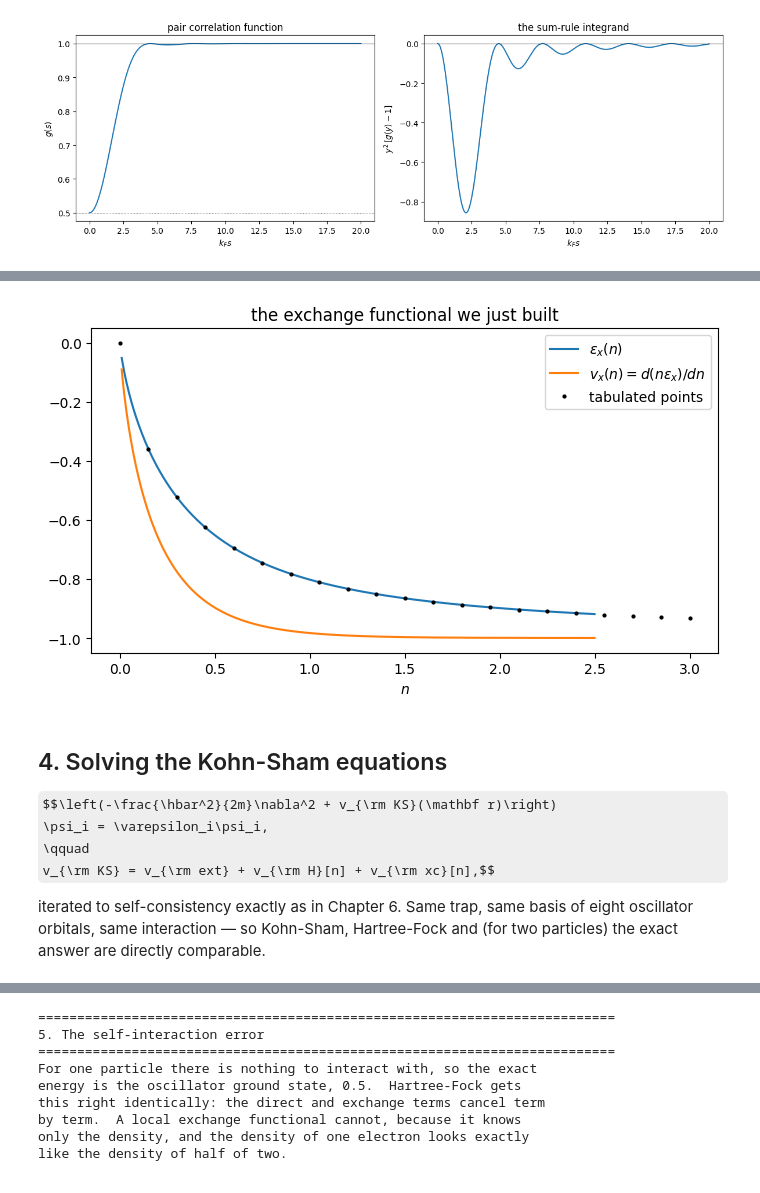
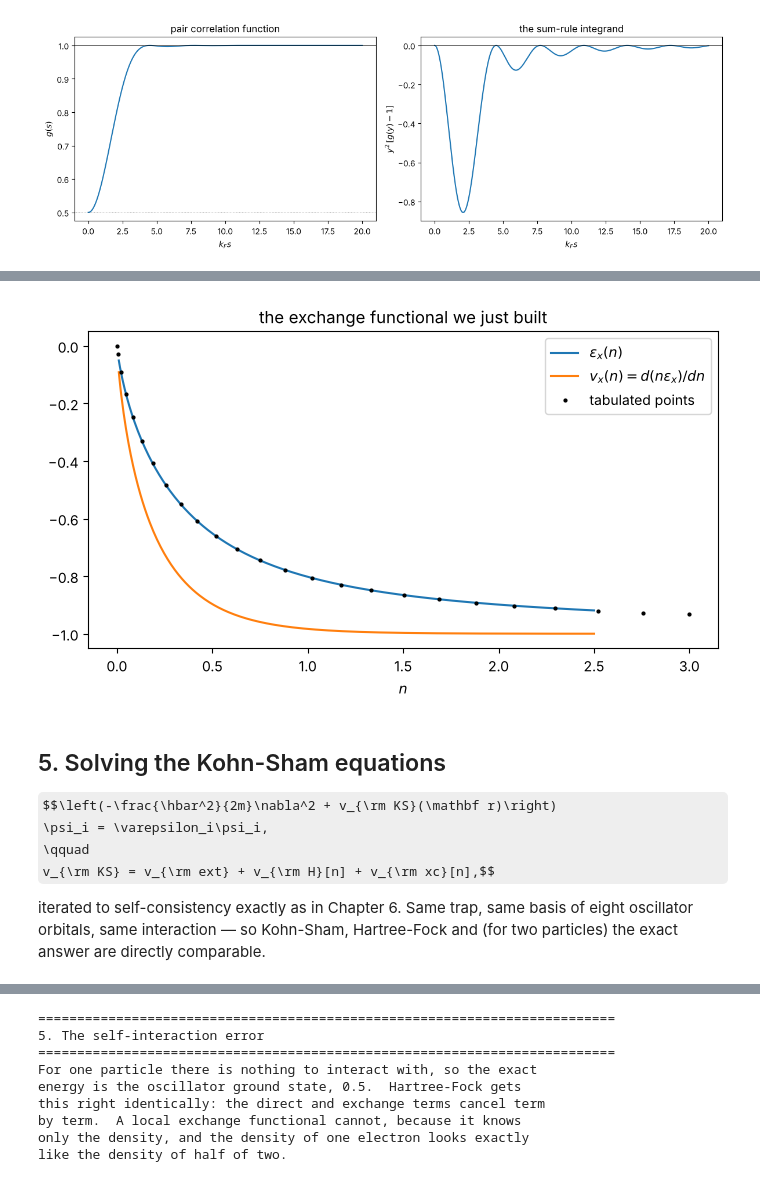
Before and after one commit to EducationalMaterialUiO/ManyBodyPhysicsUiO, a Jupyter notebook: doc/LectureNotes/_build/jupyter_execute/dft.ipynb, the cells around one changed output, grey strips where cells are left out. Saved outputs shown, nothing was run; the diff lists cells and outputs as text; code cells hidden in the pictures; some formulas as TeX source.

```diff
--- a/doc/LectureNotes/_build/jupyter_execute/dft.ipynb
+++ b/doc/LectureNotes/_build/jupyter_execute/dft.ipynb
@@ -163,17 +298,17 @@ the derivative of the energy density:
 # %%
 lda = dft.ExchangeLDA1D()
 n = np.linspace(0.01, 2.5, 400)
 fig, ax = plt.subplots(figsize=(7, 4.2))
 ax.plot(n, lda.eps_x(n), label=r"$\epsilon_x(n)$")
 ax.plot(n, lda.v_x(n), label=r"$v_x(n) = d(n\epsilon_x)/dn$")
-ax.plot(lda.grid[::12], lda.table[::12], "k.", ms=4,
+ax.plot(lda.grid[::25], lda.table[::25], "k.", ms=4,
         label="tabulated points")
 ax.set_xlabel("$n$"); ax.set_title("the exchange functional we just built")
 ax.legend(); fig.tight_layout(); plt.show()
 # %% [output]
-[figure, old version]
+[figure, new version]
 # %% [markdown]
-## 4. Solving the Kohn-Sham equations
+## 5. Solving the Kohn-Sham equations
 
 $$\left(-\frac{\hbar^2}{2m}\nabla^2 + v_{\rm KS}(\mathbf r)\right)
   \psi_i = \varepsilon_i\psi_i,
```
Also changed, not shown: parts of 32 cells of this notebook, 39 other files.
